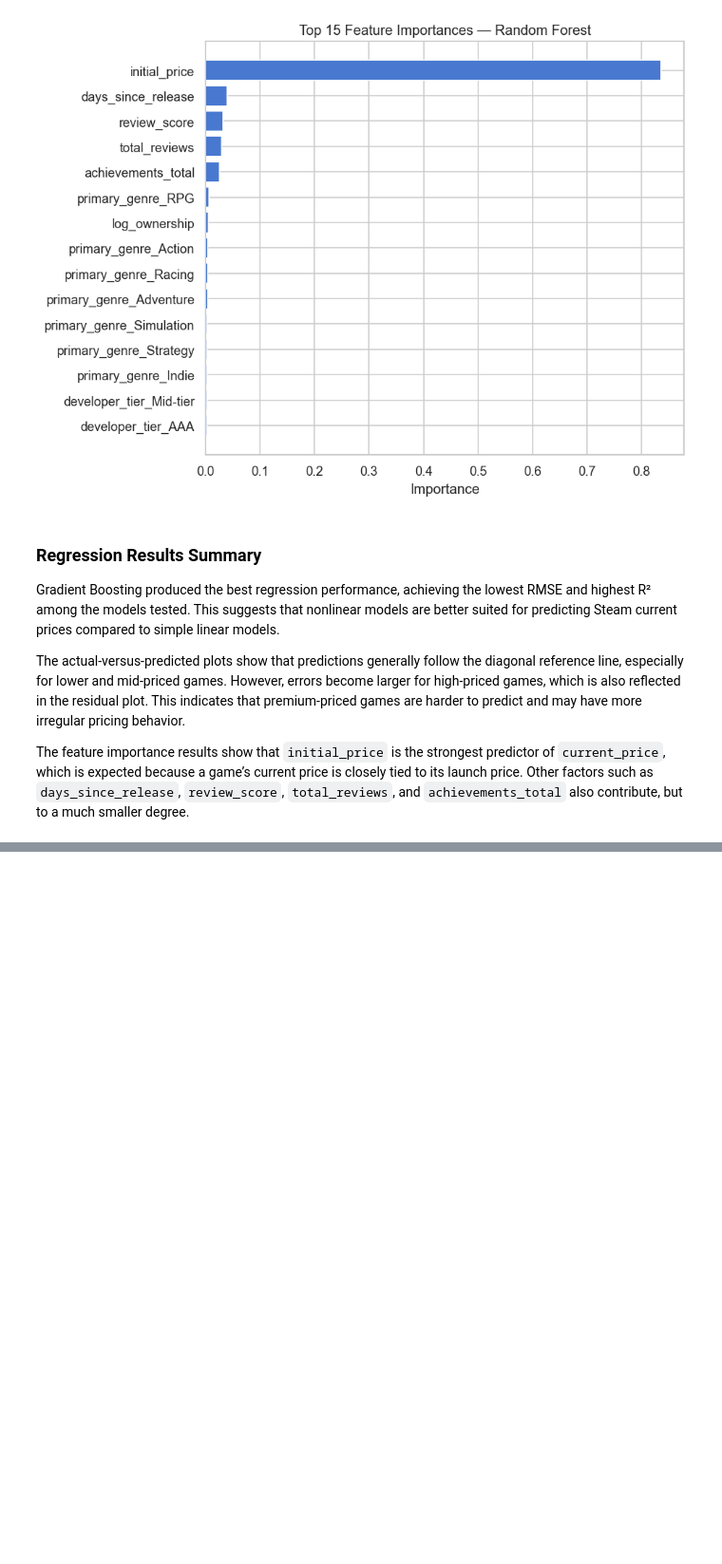
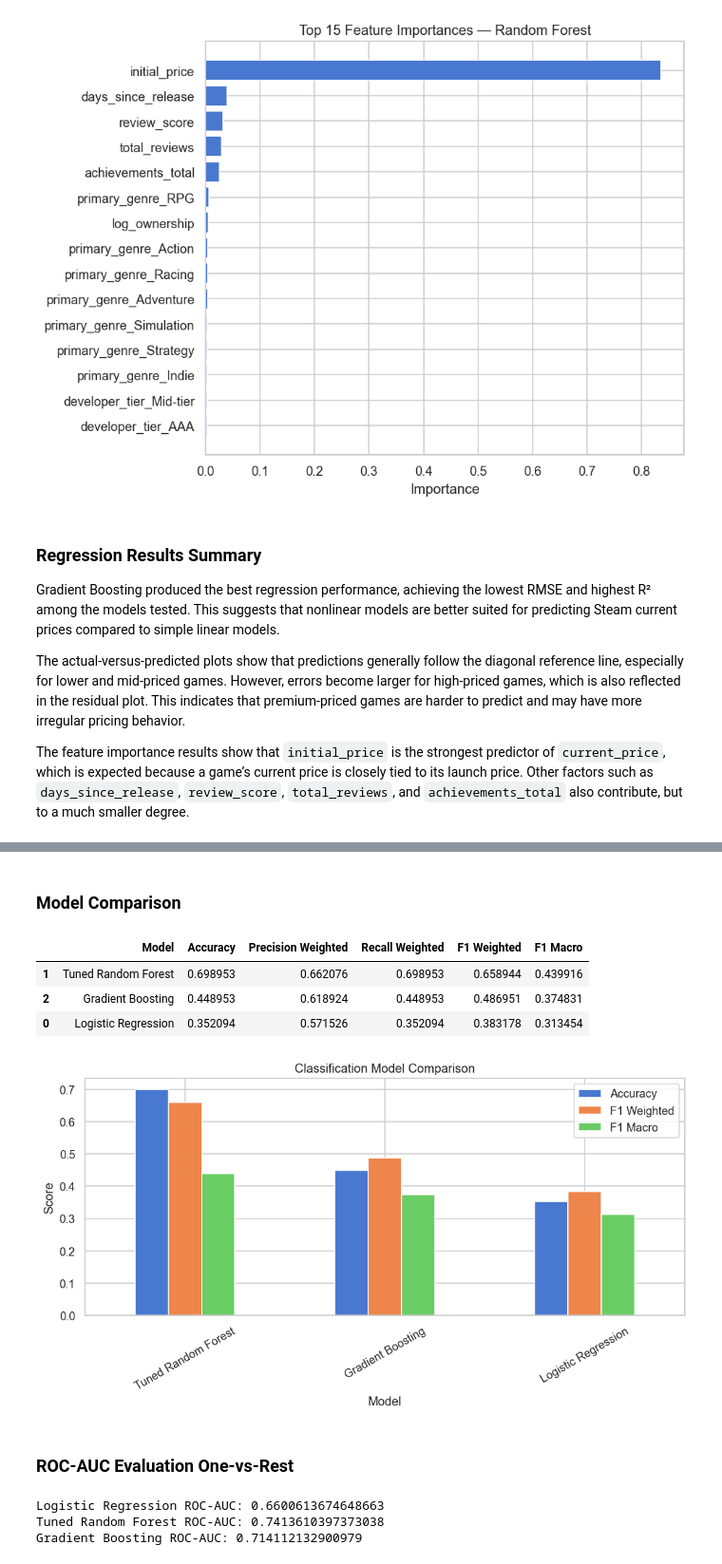
Before and after one commit to samsamotan/Y2T2-Final-Project, a Jupyter notebook: notebooks/04_ml_part1_price_and_value_retention.ipynb, the cells around one changed output, grey strips where cells are left out. Shown at 95% size. Drawn from its saved outputs; the diff is of its cells as text; code cells hidden in the pictures; blank space fills up the shorter version.

```diff
--- a/notebooks/04_ml_part1_price_and_value_retention.ipynb
+++ b/notebooks/04_ml_part1_price_and_value_retention.ipynb
@@ -808,0 +865,59 @@ Overall, Gradient Boosting is selected as the best model, but further improvemen
+# %% [markdown]
+### Model Comparison
+# %%
+classification_results_df = pd.DataFrame(classification_results)
+classification_results_df = classification_results_df.sort_values(
+    "F1 Weighted",
+    ascending=False
+)
+
+display(classification_results_df)
+
+classification_results_df.plot(
+    x="Model",
+    y=["Accuracy", "F1 Weighted", "F1 Macro"],
+    kind="bar",
+    figsize=(9, 5)
+)
+
+plt.title("Classification Model Comparison")
+plt.ylabel("Score")
+plt.xticks(rotation=30)
+plt.tight_layout()
+plt.show()
+# %% [output]
+|  | Model | Accuracy | Precision Weighted | Recall Weighted | F1 Weighted | F1 Macro |
+| 1 | Tuned Random Forest | 0.698953 | 0.662076 | 0.698953 | 0.658944 | 0.439916 |
+| 2 | Gradient Boosting | 0.448953 | 0.618924 | 0.448953 | 0.486951 | 0.374831 |
+| 0 | Logistic Regression | 0.352094 | 0.571526 | 0.352094 | 0.383178 | 0.313454 |
+[figure, added]
+# %% [markdown]
+### ROC-AUC Evaluation One-vs-Rest
+# %%
+y_test_bin = label_binarize(y_test_enc, classes=np.arange(n_classes))
+
+roc_models = {
+    "Logistic Regression": log_clf,
+    "Tuned Random Forest": best_rf_clf,
+    "Gradient Boosting": gb_clf
+}
+
+roc_scores = {}
+
+for model_name, model in roc_models.items():
+    if hasattr(model.named_steps["model"], "predict_proba"):
+        y_prob = model.predict_proba(X_test_cls_final)
+
+        auc_score = roc_auc_score(
+            y_test_bin,
+            y_prob,
+            average="macro",
+            multi_class="ovr"
+        )
+
+        roc_scores[model_name] = auc_score
+        print(f"{model_name} ROC-AUC:", auc_score)
+# %% [output]
+Logistic Regression ROC-AUC: 0.6600613674648663
+Tuned Random Forest ROC-AUC: 0.7413610397373038
+Gradient Boosting ROC-AUC: 0.714112132900979
```
Also changed, not shown: parts of 18 cells of this notebook, 1 other file.
